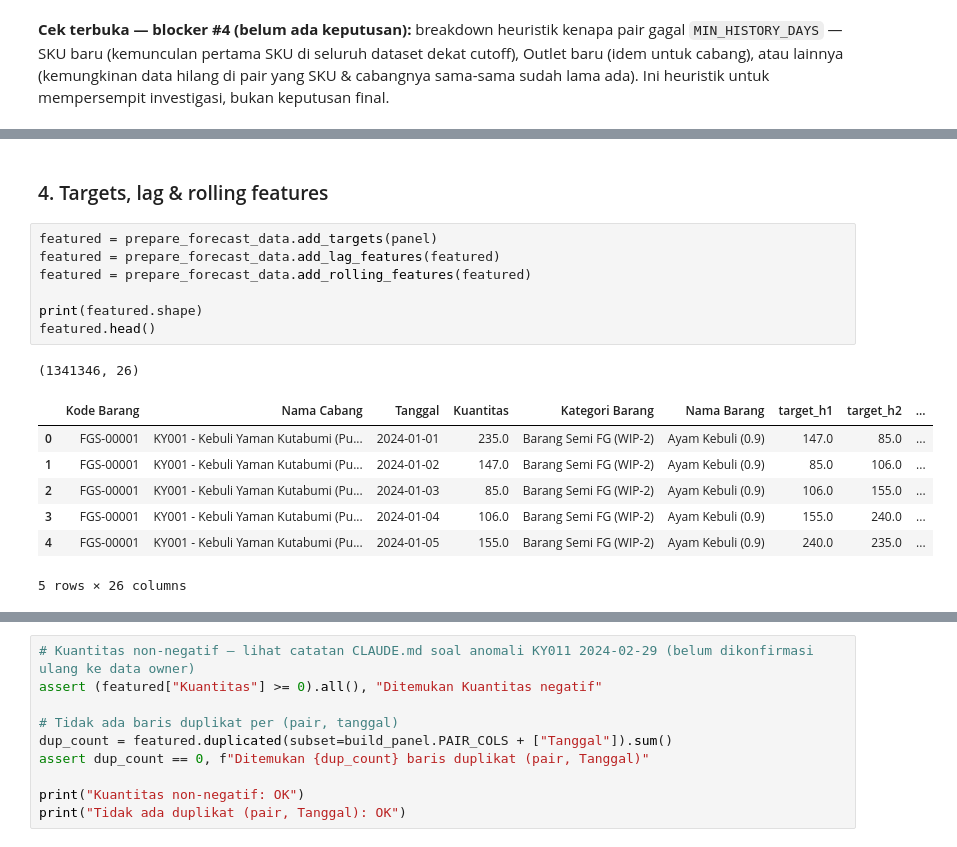
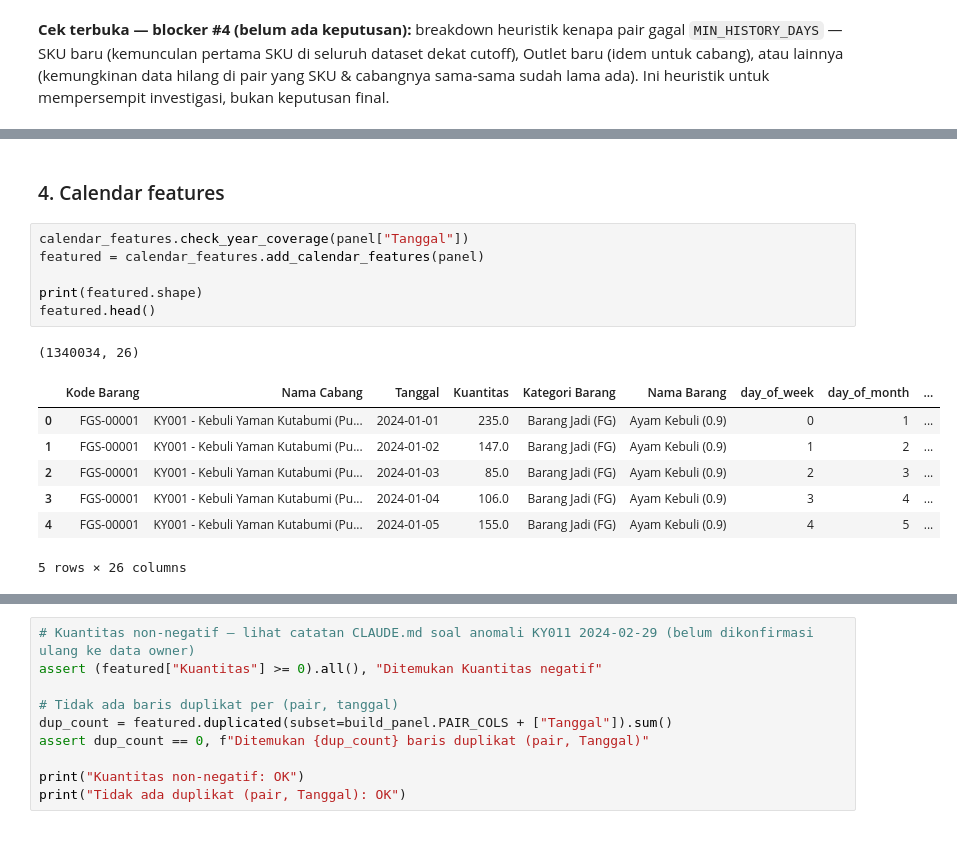
Before and after one commit to ramapdp/forecast-scm, a Jupyter notebook: notebook/data-processing.ipynb, the cells around one changed output, grey strips where cells are left out. Drawn from its saved outputs; the diff is of its cells as text.

```diff
--- a/notebook/data-processing.ipynb
+++ b/notebook/data-processing.ipynb
@@ -250,20 +236,19 @@ SKU baru                              143
 Outlet baru                            40
 Name: count, dtype: int64
 # %% [markdown]
-### 4. Targets, lag & rolling features
+### 4. Calendar features
 # %%
-featured = prepare_forecast_data.add_targets(panel)
-featured = prepare_forecast_data.add_lag_features(featured)
-featured = prepare_forecast_data.add_rolling_features(featured)
+calendar_features.check_year_coverage(panel["Tanggal"])
+featured = calendar_features.add_calendar_features(panel)
 
 print(featured.shape)
 featured.head()
 # %% [output]
-(1341346, 26)
+(1340034, 26)
-|  | Kode Barang | Nama Cabang | Tanggal | Kuantitas | Kategori Barang | Nama Barang | target_h1 | target_h2 | ... |
-| 0 | FGS-00001 | KY001 - Kebuli Yaman Kutabumi (Pu... | 2024-01-01 | 235.0 | Barang Semi FG (WIP-2) | Ayam Kebuli (0.9) | 147.0 | 85.0 | ... |
-| 1 | FGS-00001 | KY001 - Kebuli Yaman Kutabumi (Pu... | 2024-01-02 | 147.0 | Barang Semi FG (WIP-2) | Ayam Kebuli (0.9) | 85.0 | 106.0 | ... |
-| 2 | FGS-00001 | KY001 - Kebuli Yaman Kutabumi (Pu... | 2024-01-03 | 85.0 | Barang Semi FG (WIP-2) | Ayam Kebuli (0.9) | 106.0 | 155.0 | ... |
-| 3 | FGS-00001 | KY001 - Kebuli Yaman Kutabumi (Pu... | 2024-01-04 | 106.0 | Barang Semi FG (WIP-2) | Ayam Kebuli (0.9) | 155.0 | 240.0 | ... |
-| 4 | FGS-00001 | KY001 - Kebuli Yaman Kutabumi (Pu... | 2024-01-05 | 155.0 | Barang Semi FG (WIP-2) | Ayam Kebuli (0.9) | 240.0 | 235.0 | ... |
+|  | Kode Barang | Nama Cabang | Tanggal | Kuantitas | Kategori Barang | Nama Barang | day_of_week | day_of_month | ... |
+| 0 | FGS-00001 | KY001 - Kebuli Yaman Kutabumi (Pu... | 2024-01-01 | 235.0 | Barang Jadi (FG) | Ayam Kebuli (0.9) | 0 | 1 | ... |
+| 1 | FGS-00001 | KY001 - Kebuli Yaman Kutabumi (Pu... | 2024-01-02 | 147.0 | Barang Jadi (FG) | Ayam Kebuli (0.9) | 1 | 2 | ... |
+| 2 | FGS-00001 | KY001 - Kebuli Yaman Kutabumi (Pu... | 2024-01-03 | 85.0 | Barang Jadi (FG) | Ayam Kebuli (0.9) | 2 | 3 | ... |
+| 3 | FGS-00001 | KY001 - Kebuli Yaman Kutabumi (Pu... | 2024-01-04 | 106.0 | Barang Jadi (FG) | Ayam Kebuli (0.9) | 3 | 4 | ... |
+| 4 | FGS-00001 | KY001 - Kebuli Yaman Kutabumi (Pu... | 2024-01-05 | 155.0 | Barang Jadi (FG) | Ayam Kebuli (0.9) | 4 | 5 | ... |
 5 rows × 26 columns
```
Also changed, not shown: parts of 26 cells of this notebook.
